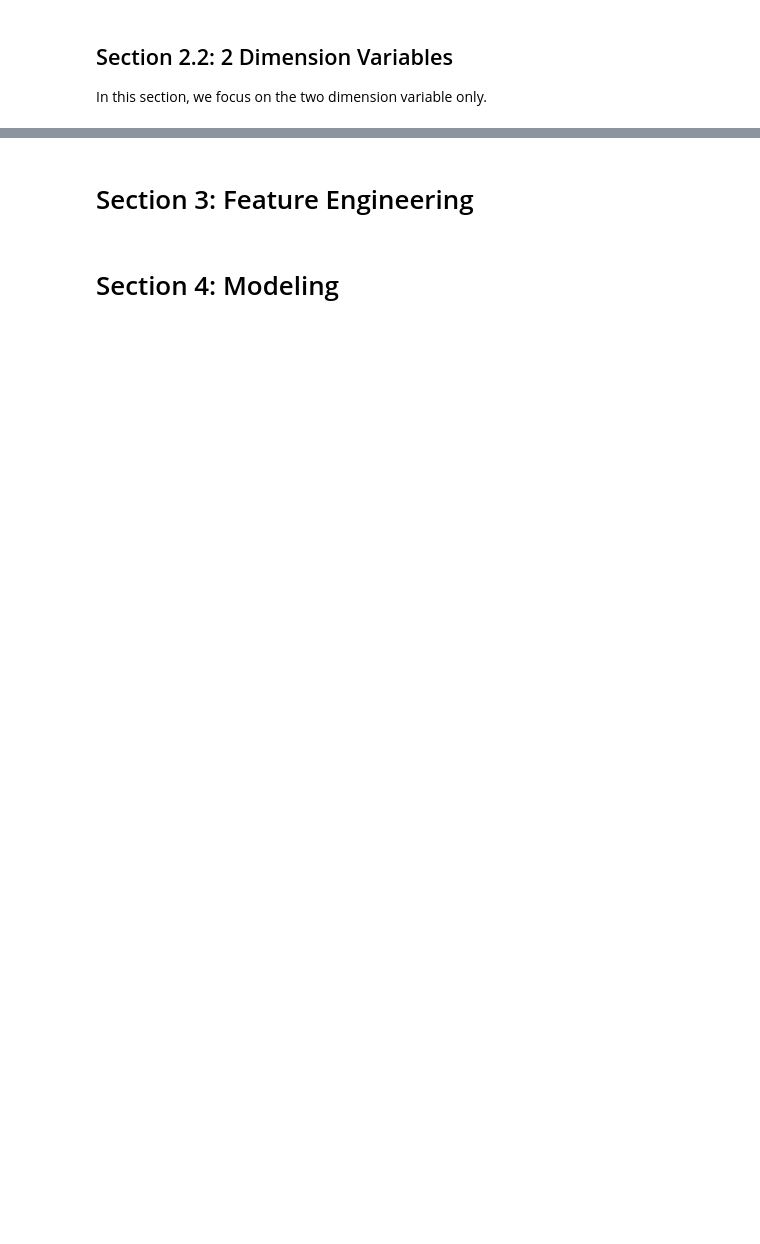
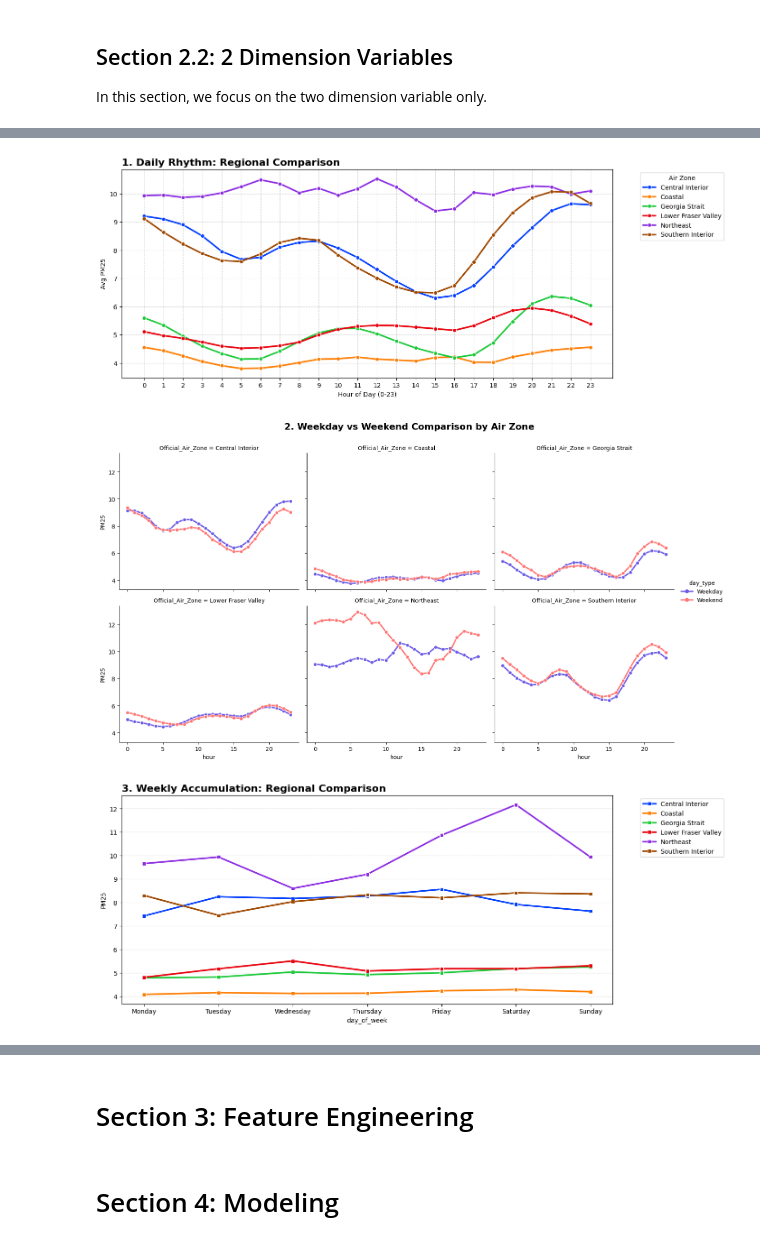
Before and after one commit to ChiehAnChang/Data-Science-Case-Study-1, a Jupyter notebook: STAT946 Case Study 1.ipynb, the cells around one changed output, grey strips where cells are left out. Saved outputs shown, nothing was run; the diff lists cells and outputs as text; code cells hidden in the pictures; blank space fills up the shorter version.

```diff
--- a/STAT946 Case Study 1.ipynb
+++ b/STAT946 Case Study 1.ipynb
@@ -897,0 +916,48 @@ In this section, we focus on the two dimension variable only.
+# %%
+# ---------------------------------------------------------
+# ACT 1: Micro-Analysis (Human Fingerprint by Zone)
+# ---------------------------------------------------------
+
+# --- Chart 1: Daily Rhythm Comparison ---
+daily_zone = df.groupby(['hour', zone_col])[val_col].mean().reset_index()
+
+plt.figure(figsize=(14, 6))
+sns.lineplot(data=daily_zone, x='hour', y=val_col, hue=zone_col,
+             marker='o', linewidth=2.5, palette=distinct_palette)
+
+plt.title('1. Daily Rhythm: Regional Comparison', fontsize=16, fontweight='bold', loc='left')
+plt.xlabel('Hour of Day (0-23)')
+plt.ylabel(f'Avg {val_col}')
+plt.xticks(range(0, 24))
+plt.legend(title='Air Zone', bbox_to_anchor=(1.05, 1), loc='upper left')
+plt.grid(True, linestyle='--', alpha=0.5)
+plt.show()
+
+# --- Chart 2: Weekday vs. Weekend (Faceted) ---
+split_zone = df.groupby(['hour', 'day_type', zone_col])[val_col].mean().reset_index()
+
+g = sns.relplot(
+    data=split_zone, x='hour', y=val_col, hue='day_type', col=zone_col,
+    kind='line', marker='o', linewidth=2.5,
+    palette={'Weekday': '#6c5ce7', 'Weekend': '#ff7675'},
+    col_wrap=3, height=4, aspect=1.2
+)
+g.fig.suptitle('2. Weekday vs Weekend Comparison by Air Zone', fontsize=16, fontweight='bold', y=1.05)
+plt.show()
+
+# --- Chart 3: Weekly Accumulation Comparison ---
+weekly_zone = df.groupby(['day_of_week', zone_col])[val_col].mean().reset_index()
+weekly_zone['day_of_week'] = pd.Categorical(weekly_zone['day_of_week'], categories=week_order, ordered=True)
+
+plt.figure(figsize=(14, 6))
+sns.lineplot(data=weekly_zone, x='day_of_week', y=val_col, hue=zone_col,
+             marker='s', linewidth=2.5, palette=distinct_palette)
+
+plt.title('3. Weekly Accumulation: Regional Comparison', fontsize=16, fontweight='bold', loc='left')
+plt.legend(bbox_to_anchor=(1.05, 1), loc='upper left')
+plt.grid(True, axis='y', linestyle='--', alpha=0.5)
+plt.show()
+# %% [output]
+[figure, added]
+[figure, added]
+[figure, added]
```
Also changed, not shown: parts of 25 cells of this notebook.
